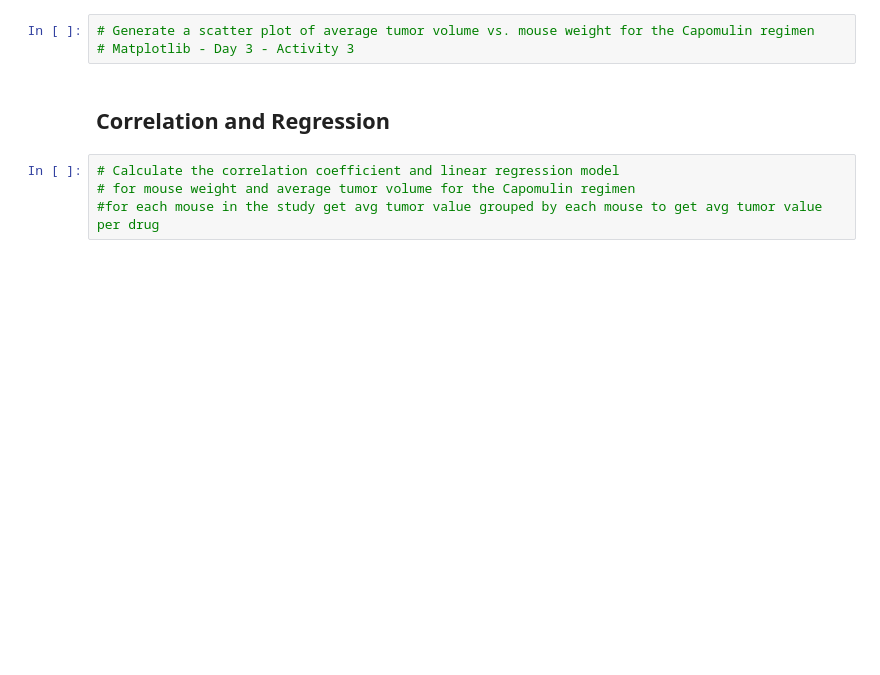
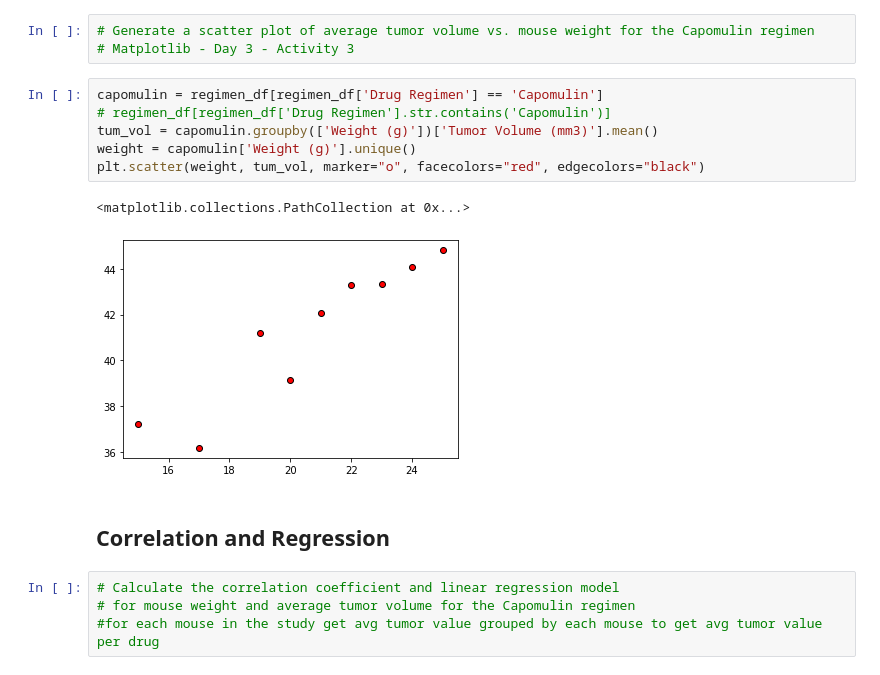
Before and after one commit to g8r1fl/matplotlib-challege, a Jupyter notebook: Pymaceuticals/pymaceuticals_starter.ipynb, the cells around one changed output. Cells and saved outputs as stored; diff of their text form; blank space fills up the shorter version.

```diff
--- a/Pymaceuticals/pymaceuticals_starter.ipynb
+++ b/Pymaceuticals/pymaceuticals_starter.ipynb
@@ -450,6 +473,15 @@ plt.show()
 # %%
 # Generate a scatter plot of average tumor volume vs. mouse weight for the Capomulin regimen
 # Matplotlib - Day 3 - Activity 3
+# %%
+capomulin = regimen_df[regimen_df['Drug Regimen'] == 'Capomulin']
+# regimen_df[regimen_df['Drug Regimen'].str.contains('Capomulin')]
+tum_vol = capomulin.groupby(['Weight (g)'])['Tumor Volume (mm3)'].mean()
+weight = capomulin['Weight (g)'].unique()
+plt.scatter(weight, tum_vol, marker="o", facecolors="red", edgecolors="black")
+# %% [output]
+<matplotlib.collections.PathCollection at 0x...>
+[figure, added]
 # %% [markdown]
 ## Correlation and Regression
 # %%
```
Also changed, not shown: parts of 2 cells of this notebook.
